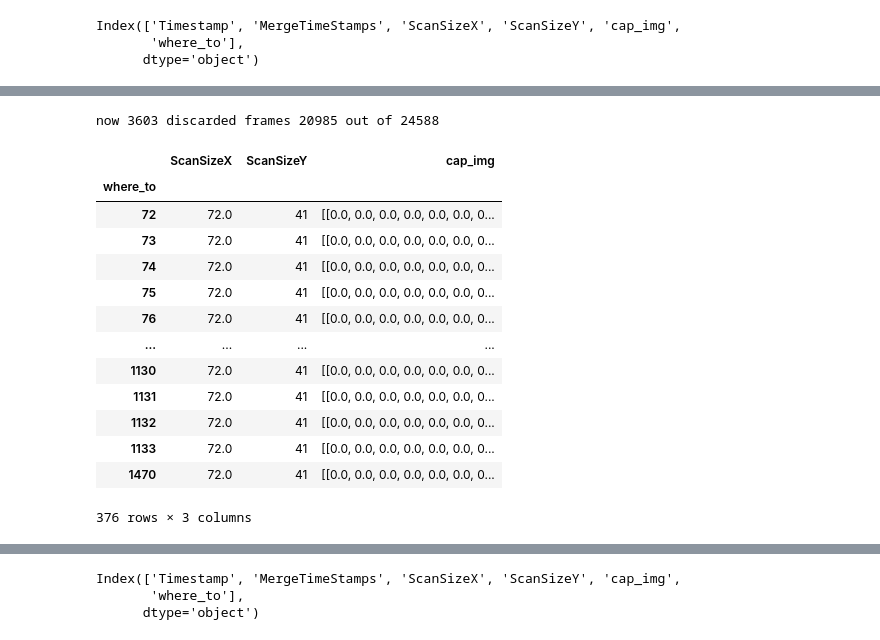
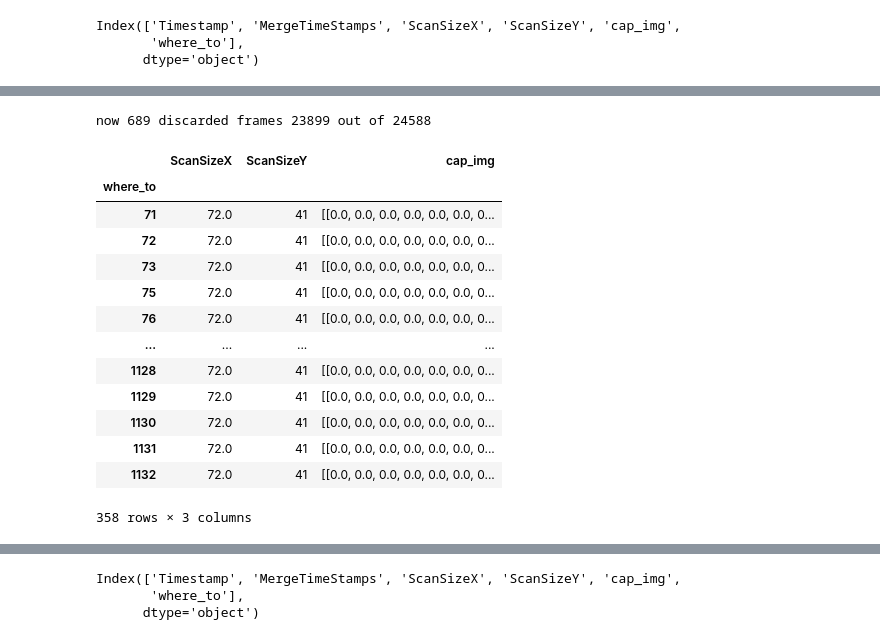
Before and after one commit to yawwam/ChiliSummerProject, a Jupyter notebook: src/skel_cap_ipmg_map_logic.ipynb, the cells around one changed output, grey strips where cells are left out. Saved outputs shown, nothing was run; the diff lists cells and outputs as text; code cells hidden in the pictures.

```diff
--- a/src/skel_cap_ipmg_map_logic.ipynb
+++ b/src/skel_cap_ipmg_map_logic.ipynb
@@ -97,0 +67,5 @@ display(skeleton)
+# %%
+skeleton = read_skeleton("../data/DATA3003/16Yaman/useryaman_2023-03-30_11-35-18_1644_handleap.csv",sniffer,skel_cols)
+#process skeleton with truncation
+skeleton = process_skeleton(skeleton,last_fingers_cols,trunc=True)
+display(skeleton)
@@ -169,7 +169,8 @@ Hence we will also take rows 173 and 1644 if possible
 # %%
-loc1=mask_skel[mask_skel].first_valid_index()
+#Hence we will also take rows 173 and 1644 if possible
+""" loc1=mask_skel[mask_skel].first_valid_index()
 locn=mask_skel[mask_skel].last_valid_index()
 if loc1>0:
     mask_skel.loc[loc1-1]=True
 if locn<len(skeleton)-1:
-    mask_skel.loc[locn+1]=True
+    mask_skel.loc[locn+1]=True """
@@ -241,6 +279,7 @@ These are the skeleton points that present too much of a jump. We remove all cap
 # %%
-threshhold = 80
-ranking =skeleton.Timestamp.diff().sort_values(ascending=False)
+#keep it at 30 fps
+threshhold = 40
+ranking=skeleton.Timestamp.diff().sort_values(ascending=False)
 ranking=ranking[ranking > threshhold]
 ranking.index=ranking.index-1
 ranking
@@ -264,25 +350,26 @@ Index(['Timestamp', 'MergeTimeStamps', 'ScanSizeX', 'ScanSizeY', 'cap_img',
 # %%
-cols = cap_img.columns.drop(['cap_img','where_to', 'MergeTimeStamps', 'Timestamp'])
-dict = {x: 'first' for x in cols}
-dict['cap_img'] = 'mean'
+dicts = {x: 'first' for x in ['ScanSizeX', 'ScanSizeY']}
+dicts['cap_img'] = 'mean'
 prev = len(cap_img)
-cap_img=cap_img[~cap_img.where_to.isin(ranking.index)]
+#need also to remove first and last mapping since all out of time cap_img would map there
+to_remove = list(ranking.index)+[-1,len(skeleton)-1]
+cap_img=cap_img[~cap_img.where_to.isin(to_remove)]
 print('now', len(cap_img), 'discarded frames', prev - len(cap_img), 'out of', prev)
-res=cap_img.groupby('where_to').agg(dict)
+res=cap_img.groupby('where_to').agg(dicts)
 res
 # %% [output]
-now 3603 discarded frames 20985 out of 24588
+now 689 discarded frames 23899 out of 24588
 |  | ScanSizeX | ScanSizeY | cap_img |
 | where_to |  |  |  |
+| 71 | 72.0 | 41 | [[0.0, 0.0, 0.0, 0.0, 0.0, 0.0, 0... |
 | 72 | 72.0 | 41 | [[0.0, 0.0, 0.0, 0.0, 0.0, 0.0, 0... |
 | 73 | 72.0 | 41 | [[0.0, 0.0, 0.0, 0.0, 0.0, 0.0, 0... |
-| 74 | 72.0 | 41 | [[0.0, 0.0, 0.0, 0.0, 0.0, 0.0, 0... |
 | 75 | 72.0 | 41 | [[0.0, 0.0, 0.0, 0.0, 0.0, 0.0, 0... |
 | 76 | 72.0 | 41 | [[0.0, 0.0, 0.0, 0.0, 0.0, 0.0, 0... |
 | ... | ... | ... | ... |
+| 1128 | 72.0 | 41 | [[0.0, 0.0, 0.0, 0.0, 0.0, 0.0, 0... |
+| 1129 | 72.0 | 41 | [[0.0, 0.0, 0.0, 0.0, 0.0, 0.0, 0... |
 | 1130 | 72.0 | 41 | [[0.0, 0.0, 0.0, 0.0, 0.0, 0.0, 0... |
 | 1131 | 72.0 | 41 | [[0.0, 0.0, 0.0, 0.0, 0.0, 0.0, 0... |
 | 1132 | 72.0 | 41 | [[0.0, 0.0, 0.0, 0.0, 0.0, 0.0, 0... |
-| 1133 | 72.0 | 41 | [[0.0, 0.0, 0.0, 0.0, 0.0, 0.0, 0... |
-| 1470 | 72.0 | 41 | [[0.0, 0.0, 0.0, 0.0, 0.0, 0.0, 0... |
-376 rows × 3 columns
+358 rows × 3 columns
```
Also changed, not shown: parts of 20 cells of this notebook, 11 other files.
